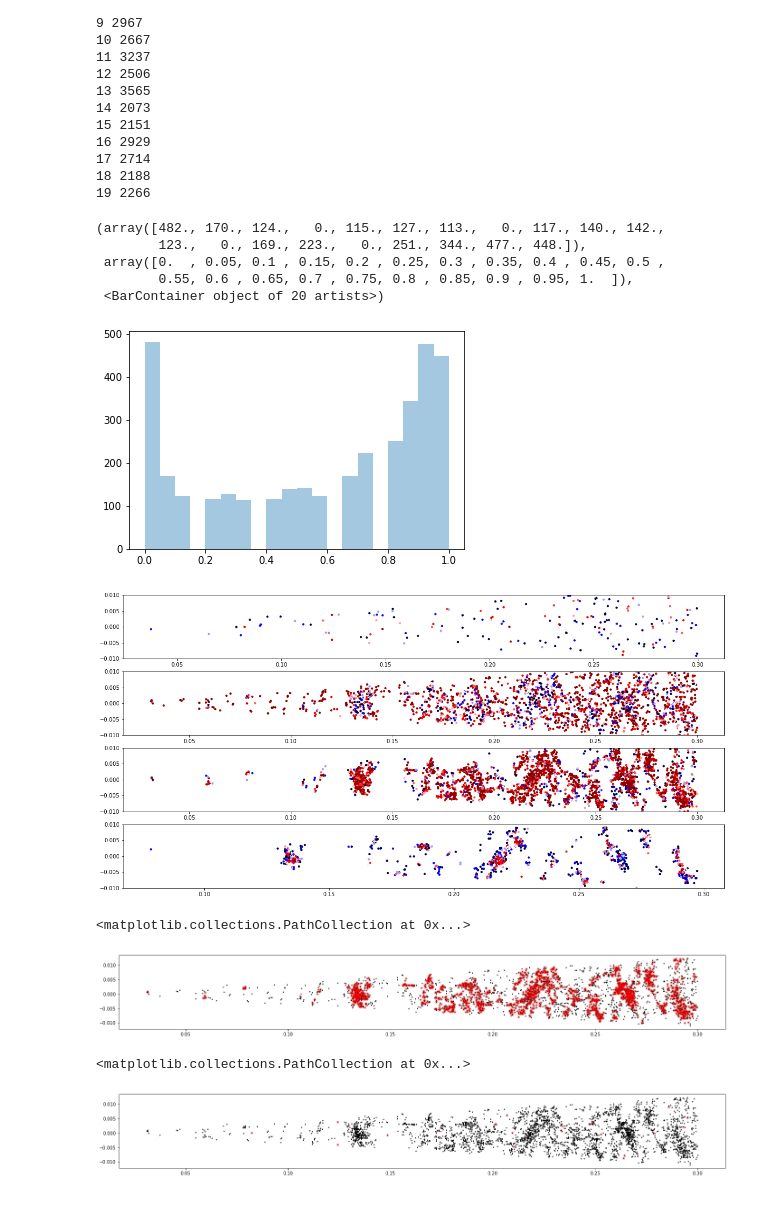
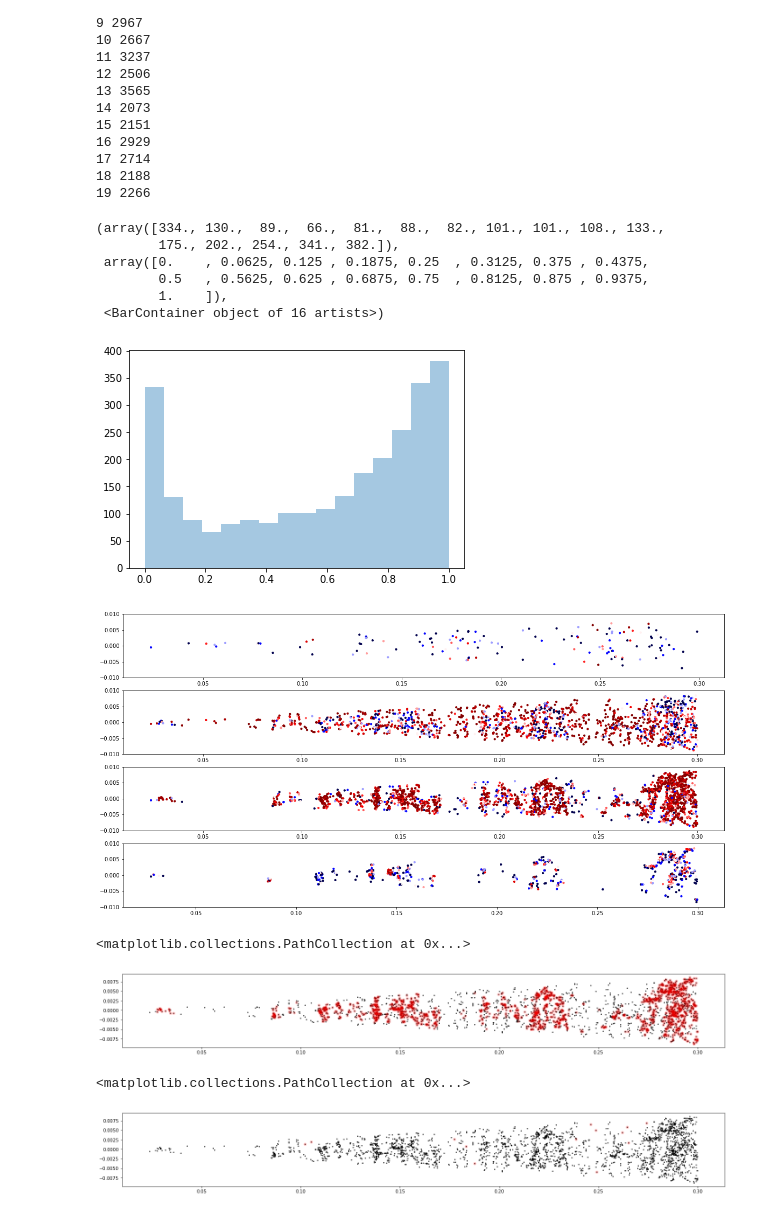
Before and after one commit to forero/CosmicWeb-VAC-DESI-EDR, a Jupyter notebook: nb/02_find_the_cosmic_web.ipynb, the cells around one changed output. Cells and saved outputs as stored; diff of their text form; code cells hidden in the pictures.

Commit message:
update data to have colors

```diff
--- a/nb/02_find_the_cosmic_web.ipynb
+++ b/nb/02_find_the_cosmic_web.ipynb
@@ -95,10 +95,10 @@ def find_environment(rosette_id=0, random_id=0):
     data_rosette['WEB'] = web_class
     data_rosette.to_csv(web_filename, index=False)
 # %%
-#for rosette_id in range(20):
-#    for random_id in range(15):
-#        print(rosette_id, random_id)
-#        find_environment(rosette_id=rosette_id, random_id=random_id)
+for rosette_id in range(20):
+    for random_id in range(15):
+        print(rosette_id, random_id)
+        find_environment(rosette_id=rosette_id, random_id=random_id)
 # %% [output]
 0 0
 2105
@@ -177,18 +177,19 @@ for i in range(20):
 18 2188
 19 2266
 # %%
-data = all_data[13]
+data = all_data[10]
 #plt.hist(webs[:,0],  alpha=0.4)
 #plt.hist(webs[:,1], alpha=0.4)
-plt.hist(data['P_FILAMENT'], alpha=0.4, bins=20)
+plt.hist(data['P_FILAMENT'], alpha=0.4, bins=16)
 #plt.hist(webs[:,3], alpha=0.4)
 # %% [output]
-(array([482., 170., 124.,   0., 115., 127., 113.,   0., 117., 140., 142.,
-        123.,   0., 169., 223.,   0., 251., 344., 477., 448.]),
- array([0.  , 0.05, 0.1 , 0.15, 0.2 , 0.25, 0.3 , 0.35, 0.4 , 0.45, 0.5 ,
-        0.55, 0.6 , 0.65, 0.7 , 0.75, 0.8 , 0.85, 0.9 , 0.95, 1.  ]),
- <BarContainer object of 20 artists>)
+(array([334., 130.,  89.,  66.,  81.,  88.,  82., 101., 101., 108., 133.,
+        175., 202., 254., 341., 382.]),
+ array([0.    , 0.0625, 0.125 , 0.1875, 0.25  , 0.3125, 0.375 , 0.4375,
+        0.5   , 0.5625, 0.625 , 0.6875, 0.75  , 0.8125, 0.875 , 0.9375,
+        1.    ]),
+ <BarContainer object of 16 artists>)
-[figure, old version]
+[figure, new version]
 # %%
 plt.figure(figsize=(20,10))
     #plt.subplot(1,2,1)
@@ -219,7 +220,7 @@ plt.ylim(-0.01,0.01)
 
 plt.show()
 # %% [output]
-[figure, old version]
+[figure, new version]
 # %%
 plt.figure(figsize=(24,3))
 plt.scatter(data['Z'], data['Z']*np.deg2rad(data['RA']-np.mean(data['RA'])), s=2, c='black')#, cmap='seismic')
@@ -227,7 +228,7 @@ ii = data['P_FILAMENT']>0.5
 plt.scatter(data['Z'][ii], data['Z'][ii]*np.deg2rad(data['RA'][ii]-np.mean(data['RA'])), s=30, c='red', alpha=0.2)#, cmap='seismic')
 # %% [output]
 <matplotlib.collections.PathCollection at 0x...>
-[figure, old version]
+[figure, new version]
 # %%
 plt.figure(figsize=(24,3))
 plt.scatter(data['Z'], data['Z']*np.deg2rad(data['RA']-np.mean(data['RA'])), s=2, c='black')#, cmap='seismic')
@@ -235,7 +236,7 @@ ii = data['P_VOID']>0.5
 plt.scatter(data['Z'][ii], data['Z'][ii]*np.deg2rad(data['RA'][ii]-np.mean(data['RA'])), s=30, c='red', alpha=0.2)#, cmap='seismic')
 # %% [output]
 <matplotlib.collections.PathCollection at 0x...>
-[figure, old version]
+[figure, new version]
 # %%
 plt.figure(figsize=(24,3))
 plt.scatter(data['Z'], data['Z']*np.deg2rad(data['RA']-np.mean(data['RA'])), s=2, c='black')#, cmap='seismic')
```
Also changed, not shown: parts of 3 cells of this notebook, 1 other file.
